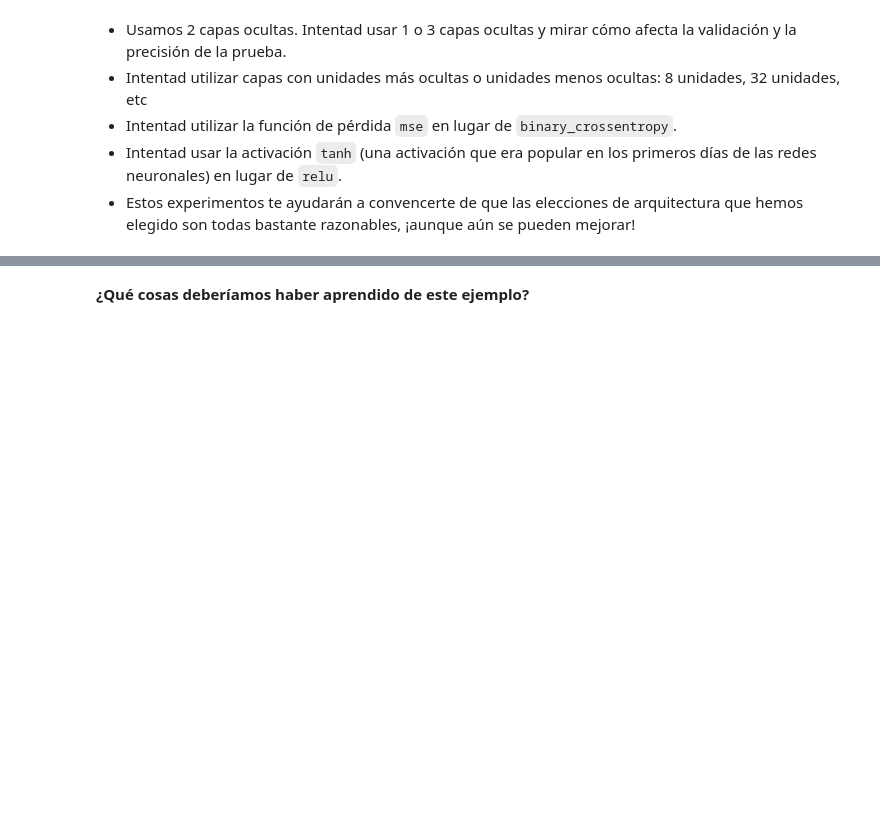
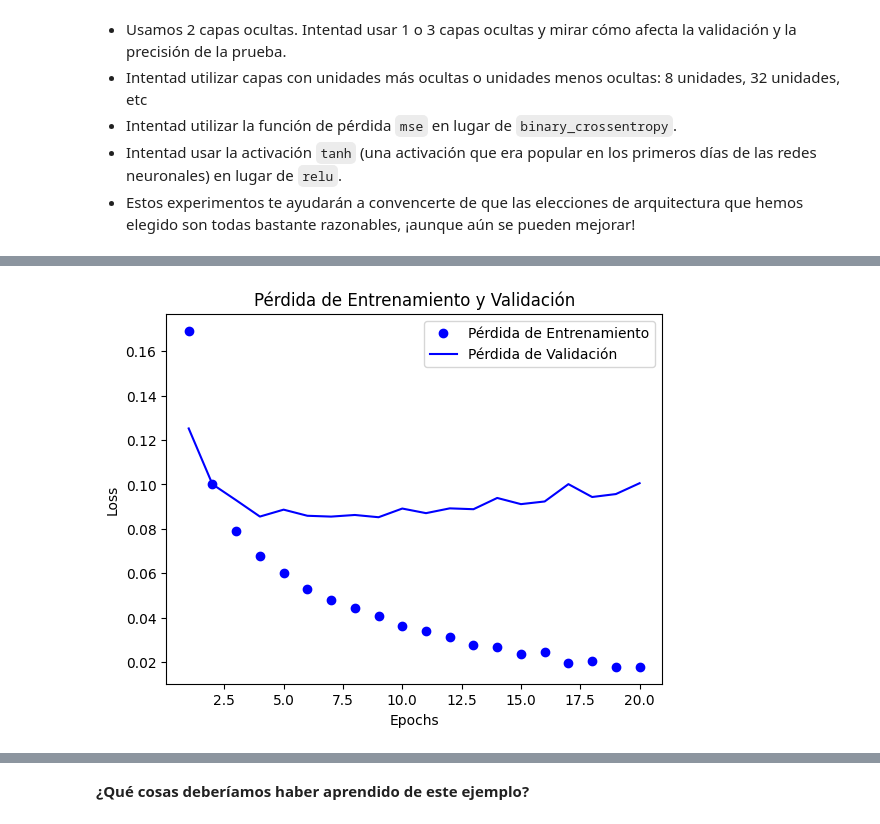
Before and after one commit to juliablaz2003/APRENDIZAJE_AUTOMATICO_23_24, a Jupyter notebook: TEMA 1/3_1_Clasificacion_binaria_criticas_peliculas.ipynb, the cells around one changed output, grey strips where cells are left out. Drawn from its saved outputs; the diff is of its cells as text; code cells hidden in the pictures; blank space fills up the shorter version.

```diff
--- a/TEMA 1/3_1_Clasificacion_binaria_criticas_peliculas.ipynb
+++ b/TEMA 1/3_1_Clasificacion_binaria_criticas_peliculas.ipynb
@@ -355,3 +355,85 @@ Precisión con los datos de test: 0.8776000142097473
 * Intentad utilizar la función de pérdida ``mse`` en lugar de ``binary_crossentropy``.
 * Intentad usar la activación ``tanh`` (una activación que era popular en los primeros días de las redes neuronales) en lugar de ``relu``.
 * Estos experimentos te ayudarán a convencerte de que las elecciones de arquitectura que hemos elegido son todas bastante razonables, ¡aunque aún se pueden mejorar!
+# %%
+from keras.datasets import imdb
+import numpy as np
+from keras import models
+from keras import layers
+
+(train_data, train_labels), (test_data, test_labels) = imdb.load_data(num_words=10000)
+
+max([max(sequence) for sequence in train_data])
+
+word_index = imdb.get_word_index()
+reverse_word_index = dict([(value, key) for (key, value) in word_index.items()])
+
+decoded_review = ' '.join([reverse_word_index.get(i - 3, '?') for i in train_data[0]])
+
+def vectorize_sequences(sequences, dimension=10000):
+    results = np.zeros((len(sequences), dimension))
+    for i, sequence in enumerate(sequences):
+        results[i, sequence] = 1.
+    return results
+
+x_train = vectorize_sequences(train_data)
+x_test = vectorize_sequences(test_data)
+
+y_train = np.asarray(train_labels).astype('float32')
+y_test = np.asarray(test_labels).astype('float32')
+
+model = models.Sequential()
+model.add(layers.Dense(32, activation='tanh', input_shape=(10000,)))
+model.add(layers.Dense(1, activation='sigmoid'))
+
+model.compile(optimizer='rmsprop',
+              loss='mse',
+              metrics=['accuracy'])
+
+x_val = x_train[:10000]
+partial_x_train = x_train[10000:]
+
+y_val = y_train[:10000]
+partial_y_train = y_train[10000:]
+
+history = model.fit(partial_x_train,
+                    partial_y_train,
+                    epochs=20,
+                    batch_size=512,
+                    validation_data=(x_val, y_val))
+
+import matplotlib.pyplot as plt
+
+acc = history.history['accuracy']
+val_acc = history.history['val_accuracy']
+loss = history.history['loss']
+val_loss = history.history['val_loss']
+
+epochs = range(1, len(acc) + 1)
+
+plt.plot(epochs, loss, 'bo', label='Pérdida de Entrenamiento')
+plt.plot(epochs, val_loss, 'b', label='Pérdida de Validación')
+plt.title('Pérdida de Entrenamiento y Validación')
+plt.xlabel('Epochs')
+plt.ylabel('Loss')
+plt.legend()
+
+plt.show()
+
+plt.clf()
+acc_values = history.history['accuracy']
+val_acc_values = history.history['val_accuracy']
+
+plt.plot(epochs, acc, 'bo', label='Precisión de Entrenamiento')
+plt.plot(epochs, val_acc, 'b', label='Precisión de Validación')
+plt.title('Precisión de Entrenamiento y Validación')
+plt.xlabel('Epochs')
+plt.ylabel('Accuracy')
+plt.legend()
+
+plt.show()
+
+results = model.evaluate(x_test, y_test)
+print("Pérdida con los datos de test:", results[0])
+print("Precisión con los datos de test:", results[1])
+# %% [output]
@@ -357,0 +457 @@ Precisión con los datos de test: 0.8776000142097473
+[figure, added]
```
Also changed, not shown: parts of 1 cell of this notebook.
